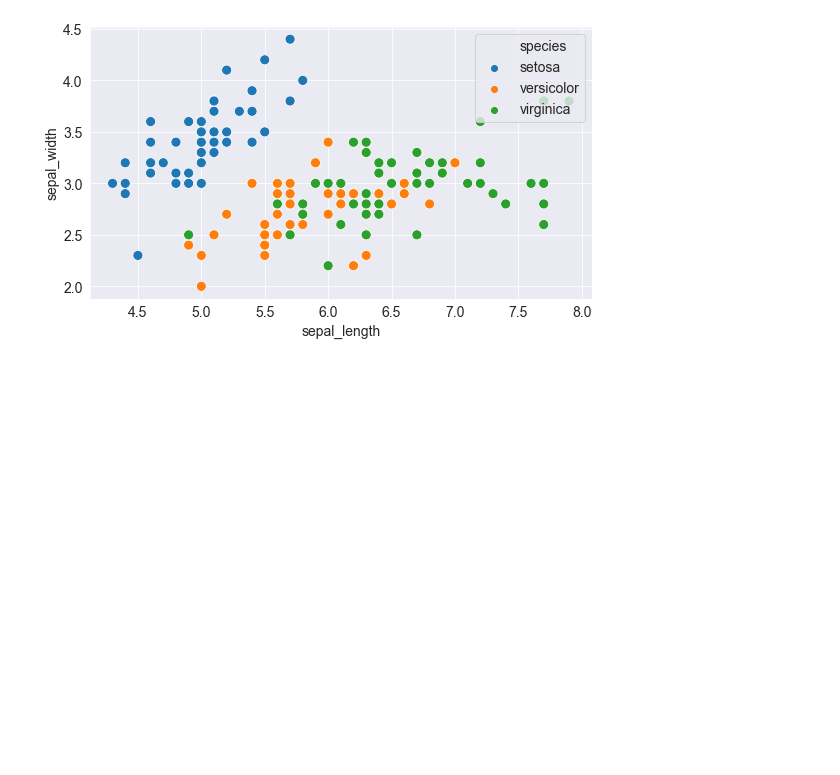
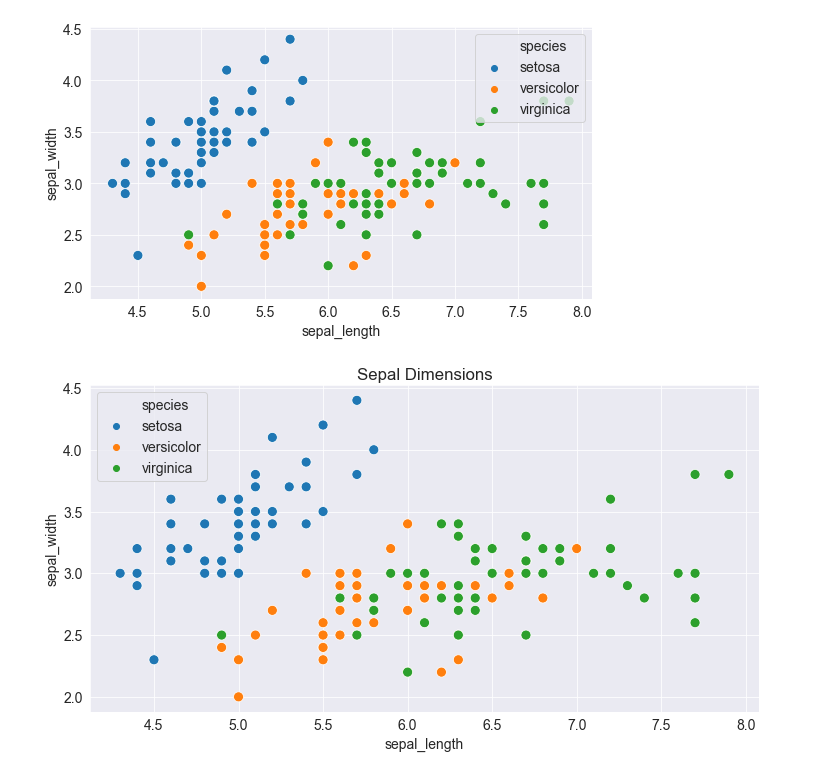
Before and after one commit to ankit11421/Data-Analysis-Stuff, a Jupyter notebook: python-matplotlib-data-visualization-v-14/Data visualization using Python, Matplotlib and Seaborn.ipynb, the cells around one changed output. Saved outputs shown, nothing was run; the diff lists cells and outputs as text; code cells hidden in the pictures; blank space fills up the shorter version.

```diff
--- a/python-matplotlib-data-visualization-v-14/Data visualization using Python, Matplotlib and Seaborn.ipynb
+++ b/python-matplotlib-data-visualization-v-14/Data visualization using Python, Matplotlib and Seaborn.ipynb
@@ -209,3 +209,13 @@ sns.scatterplot(flowers_df.sepal_length,
                 s = 100);
 # %% [output]
 [figure]
+# %%
+plt.figure(figsize=(12,6))
+plt.title("Sepal Dimensions")
+
+sns.scatterplot(flowers_df.sepal_length,
+                flowers_df.sepal_width,
+                hue=flowers_df.species,
+                s=100);
+# %% [output]
+[figure, added]
```
Also changed, not shown: parts of 26 cells of this notebook.
